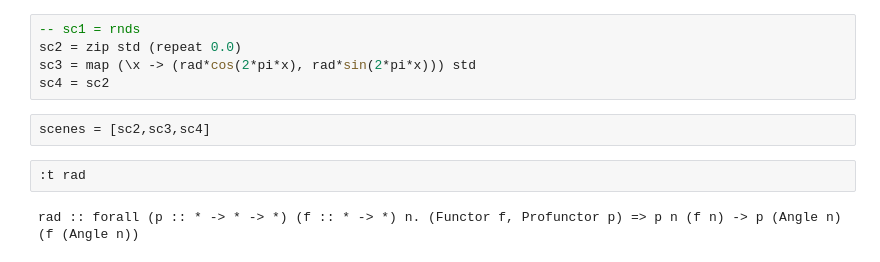
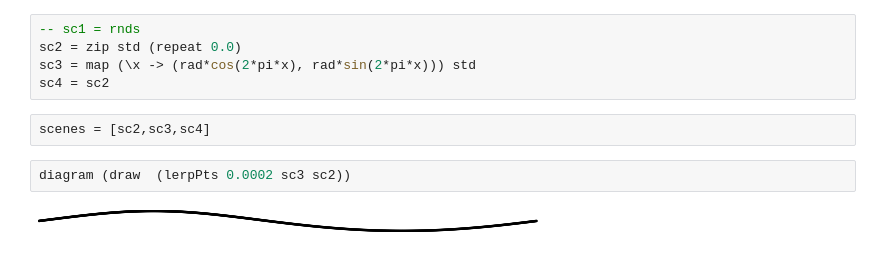
Before and after one commit to sam46/FuncMorph, a Jupyter notebook: fmorph.ipynb, the cells around one changed output. Cells and saved outputs as stored; diff of their text form.

Commit message:
added lerp

```diff
--- a/fmorph.ipynb
+++ b/fmorph.ipynb
@@ -26,7 +35,7 @@ sc3 = map (\x -> (rad*cos(2*pi*x), rad*sin(2*pi*x))) std
 sc4 = sc2
 # %%
 scenes = [sc2,sc3,sc4]
-# %%
-:t rad
-# %% [output]
-rad :: forall (p :: * -> * -> *) (f :: * -> *) n. (Functor f, Profunctor p) => p n (f n) -> p (Angle n) (f (Angle n))
+# %%
+diagram (draw  (lerpPts 0.0002 sc3 sc2))
+# %% [output]
+[figure, added]
```
Also changed, not shown: parts of 3 cells of this notebook.
